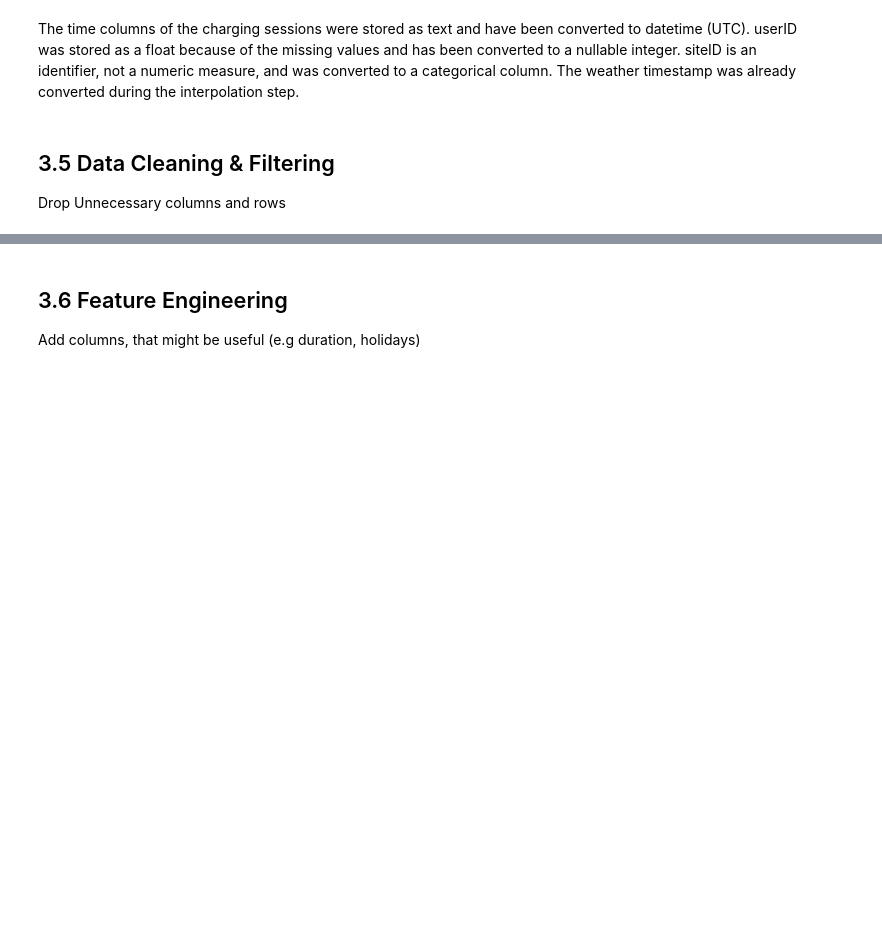
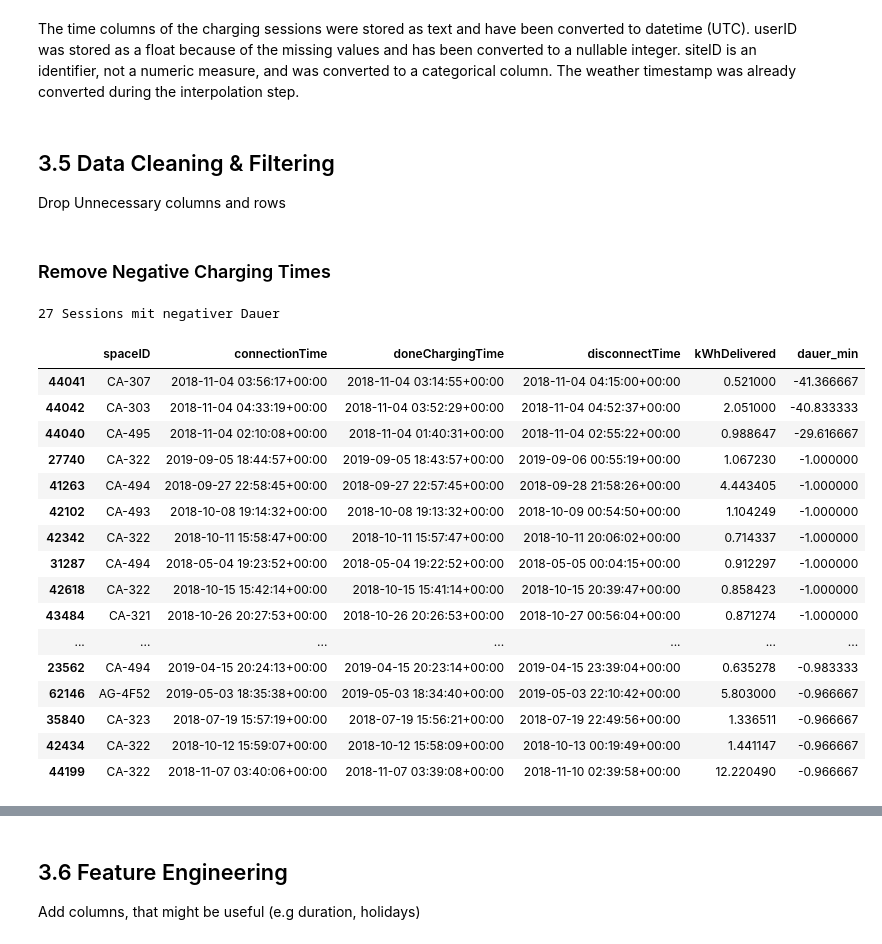
Before and after one commit to hannaschultheis-design/AA-Gruppe-15, a Jupyter notebook: notebooks/dataprep.ipynb, the cells around one changed output, grey strips where cells are left out. Cells and saved outputs as stored; diff of their text form; code cells hidden in the pictures; blank space fills up the shorter version.

Commit message:
doneChargingTime NA, negative charging times

```diff
--- a/notebooks/dataprep.ipynb
+++ b/notebooks/dataprep.ipynb
@@ -186,3 +186,9 @@ True               4087.0  13.986472  11.767162  0.502  5.7845  10.899
 doneChargingTime
 False             13.984  108.797242
 True              18.145   77.700000
+# %%
+sessions["doneChargingTime"] = sessions["doneChargingTime"].fillna(sessions["disconnectTime"])
+
+still_missing = sessions[sessions["doneChargingTime"].isna()]
+print(f"{len(still_missing)} Zeilen ohne doneChargingTime")
+still_missing
@@ -270,3 +303,30 @@ The time columns of the charging sessions were stored as text and have been conv
 ## 3.5 Data Cleaning & Filtering
 
 Drop Unnecessary columns and rows
+# %% [markdown]
+### Remove Negative Charging Times
+# %%
+dur_h = (pd.to_datetime(sessions["doneChargingTime"]) - pd.to_datetime(sessions["connectionTime"])).dt.total_seconds() / 3600
+
+neg = sessions[dur_h < 0].assign(dauer_min=dur_h[dur_h < 0] * 60)
+print(f"{len(neg)} Sessions mit negativer Dauer")
+neg[["spaceID", "connectionTime", "doneChargingTime", "disconnectTime", "kWhDelivered", "dauer_min"]].sort_values("dauer_min").head(20)
+# %% [output]
+27 Sessions mit negativer Dauer
+|  | spaceID | connectionTime | doneChargingTime | disconnectTime | kWhDelivered | dauer_min |
+| 44041 | CA-307 | 2018-11-04 03:56:17+00:00 | 2018-11-04 03:14:55+00:00 | 2018-11-04 04:15:00+00:00 | 0.521000 | -41.366667 |
+| 44042 | CA-303 | 2018-11-04 04:33:19+00:00 | 2018-11-04 03:52:29+00:00 | 2018-11-04 04:52:37+00:00 | 2.051000 | -40.833333 |
+| 44040 | CA-495 | 2018-11-04 02:10:08+00:00 | 2018-11-04 01:40:31+00:00 | 2018-11-04 02:55:22+00:00 | 0.988647 | -29.616667 |
+| 27740 | CA-322 | 2019-09-05 18:44:57+00:00 | 2019-09-05 18:43:57+00:00 | 2019-09-06 00:55:19+00:00 | 1.067230 | -1.000000 |
+| 41263 | CA-494 | 2018-09-27 22:58:45+00:00 | 2018-09-27 22:57:45+00:00 | 2018-09-28 21:58:26+00:00 | 4.443405 | -1.000000 |
+| 42102 | CA-493 | 2018-10-08 19:14:32+00:00 | 2018-10-08 19:13:32+00:00 | 2018-10-09 00:54:50+00:00 | 1.104249 | -1.000000 |
+| 42342 | CA-322 | 2018-10-11 15:58:47+00:00 | 2018-10-11 15:57:47+00:00 | 2018-10-11 20:06:02+00:00 | 0.714337 | -1.000000 |
+| 31287 | CA-494 | 2018-05-04 19:23:52+00:00 | 2018-05-04 19:22:52+00:00 | 2018-05-05 00:04:15+00:00 | 0.912297 | -1.000000 |
+| 42618 | CA-322 | 2018-10-15 15:42:14+00:00 | 2018-10-15 15:41:14+00:00 | 2018-10-15 20:39:47+00:00 | 0.858423 | -1.000000 |
+| 43484 | CA-321 | 2018-10-26 20:27:53+00:00 | 2018-10-26 20:26:53+00:00 | 2018-10-27 00:56:04+00:00 | 0.871274 | -1.000000 |
+| ... | ... | ... | ... | ... | ... | ... |
+| 23562 | CA-494 | 2019-04-15 20:24:13+00:00 | 2019-04-15 20:23:14+00:00 | 2019-04-15 23:39:04+00:00 | 0.635278 | -0.983333 |
+| 62146 | AG-4F52 | 2019-05-03 18:35:38+00:00 | 2019-05-03 18:34:40+00:00 | 2019-05-03 22:10:42+00:00 | 5.803000 | -0.966667 |
+| 35840 | CA-323 | 2018-07-19 15:57:19+00:00 | 2018-07-19 15:56:21+00:00 | 2018-07-19 22:49:56+00:00 | 1.336511 | -0.966667 |
+| 42434 | CA-322 | 2018-10-12 15:59:07+00:00 | 2018-10-12 15:58:09+00:00 | 2018-10-13 00:19:49+00:00 | 1.441147 | -0.966667 |
+| 44199 | CA-322 | 2018-11-07 03:40:06+00:00 | 2018-11-07 03:39:08+00:00 | 2018-11-10 02:39:58+00:00 | 12.220490 | -0.966667 |
```
Also changed, not shown: parts of 9 cells of this notebook.
